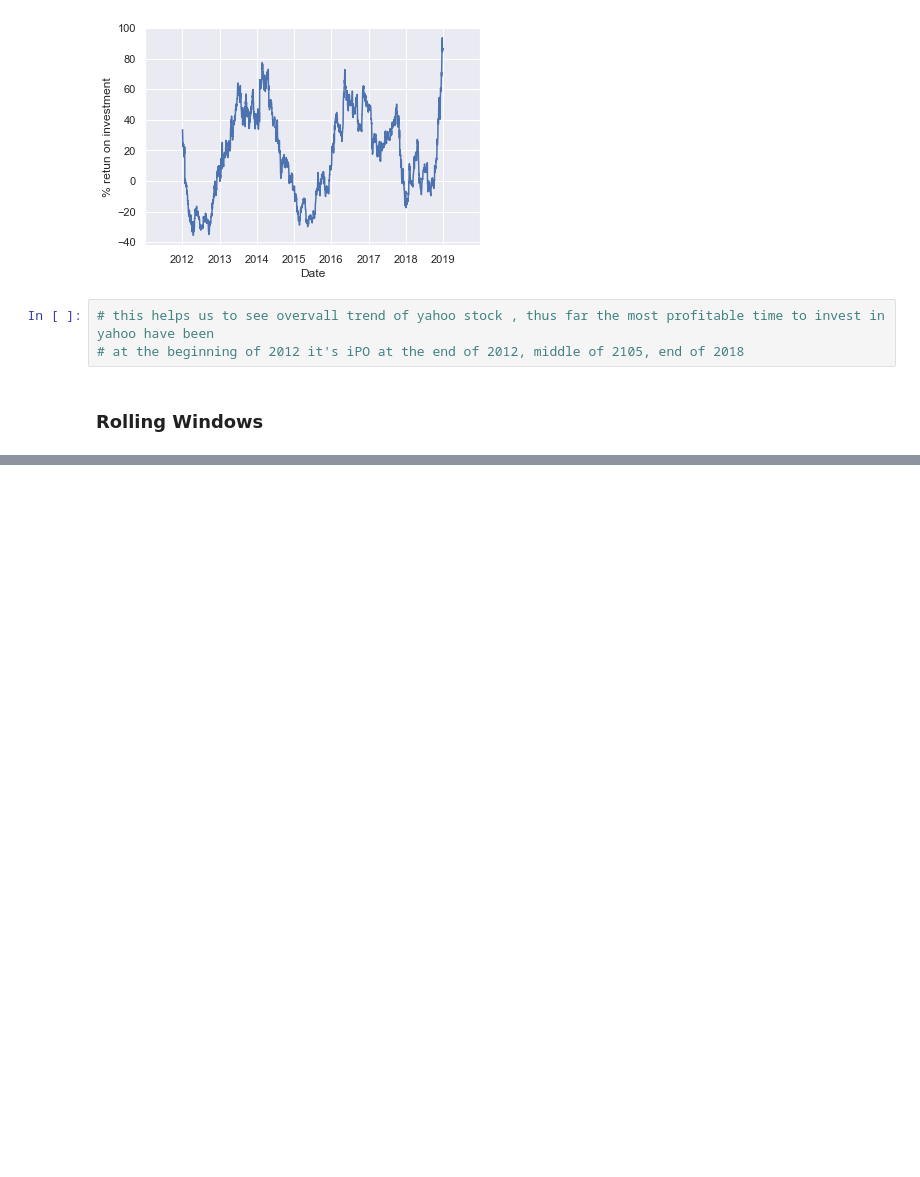
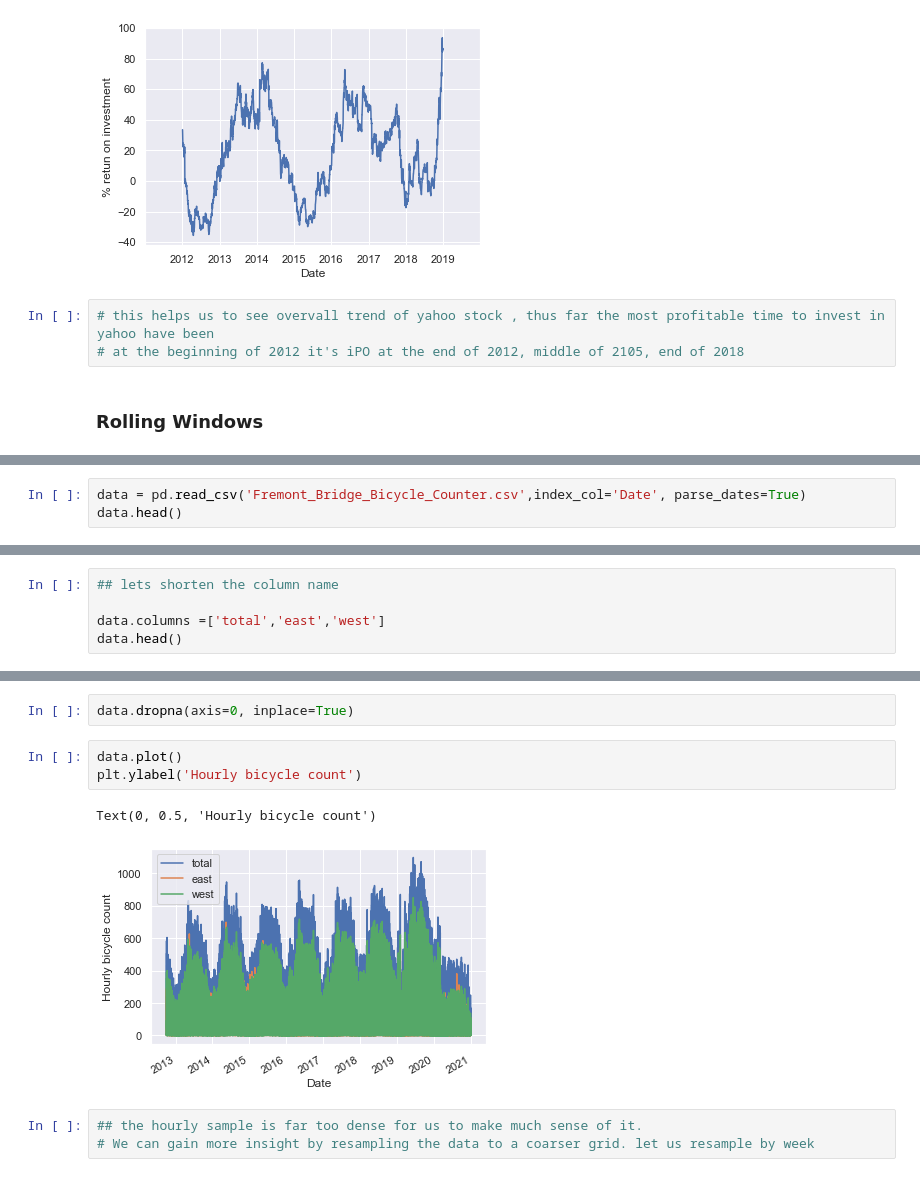
Before and after one commit to Aayush360/Data_Science_Intern, a Jupyter notebook: pandas_for_timeseries/learning_time_series.ipynb, the cells around one changed output, grey strips where cells are left out. Drawn from its saved outputs; the diff is of its cells as text; blank space fills up the shorter version.

```diff
--- a/pandas_for_timeseries/learning_time_series.ipynb
+++ b/pandas_for_timeseries/learning_time_series.ipynb
@@ -341,0 +356,3 @@ Text(0, 0.5, '% retun on investment')
+# %%
+data = pd.read_csv('Fremont_Bridge_Bicycle_Counter.csv',index_col='Date', parse_dates=True)
+data.head()
@@ -341,0 +367,5 @@ Text(0, 0.5, '% retun on investment')
+# %%
+## lets shorten the column name
+
+data.columns =['total','east','west']
+data.head()
@@ -341,0 +392,11 @@ Text(0, 0.5, '% retun on investment')
+# %%
+data.dropna(axis=0, inplace=True)
+# %%
+data.plot()
+plt.ylabel('Hourly bicycle count')
+# %% [output]
+Text(0, 0.5, 'Hourly bicycle count')
+[figure, added]
+# %%
+## the hourly sample is far too dense for us to make much sense of it.
+# We can gain more insight by resampling the data to a coarser grid. let us resample by week
```
Also changed, not shown: parts of 22 cells of this notebook, 32 other files.
